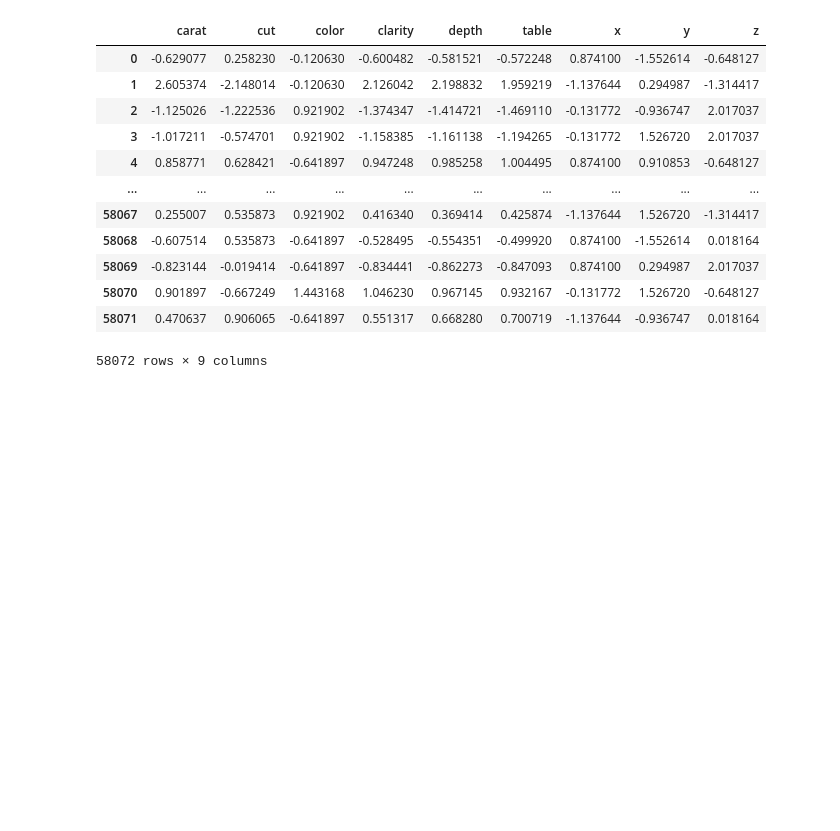
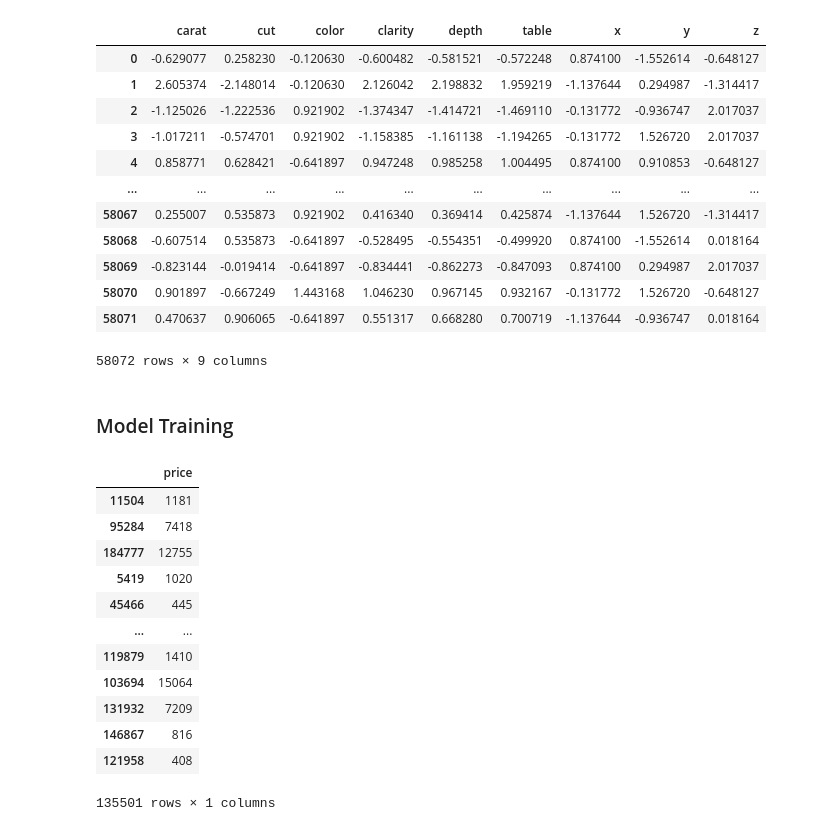
Before and after one commit to prajapatipiyush1209/Regression-Project, a Jupyter notebook: notebooks/model training.ipynb, the cells around one changed output. Saved outputs shown, nothing was run; the diff lists cells and outputs as text; code cells hidden in the pictures; blank space fills up the shorter version.

Commit message:
model trained

```diff
--- a/notebooks/model training.ipynb
+++ b/notebooks/model training.ipynb
@@ -190,3 +190,21 @@ X_test
 | 58070 | 0.901897 | -0.667249 | 1.443168 | 1.046230 | 0.967145 | 0.932167 | -0.131772 | 1.526720 | -0.648127 |
 | 58071 | 0.470637 | 0.906065 | -0.641897 | 0.551317 | 0.668280 | 0.700719 | -1.137644 | -0.936747 | 0.018164 |
 58072 rows × 9 columns
+# %% [markdown]
+### Model Training
+# %%
+y_train
+# %% [output]
+|  | price |
+| 11504 | 1181 |
+| 95284 | 7418 |
+| 184777 | 12755 |
+| 5419 | 1020 |
+| 45466 | 445 |
+| ... | ... |
+| 119879 | 1410 |
+| 103694 | 15064 |
+| 131932 | 7209 |
+| 146867 | 816 |
+| 121958 | 408 |
+135501 rows × 1 columns
```
